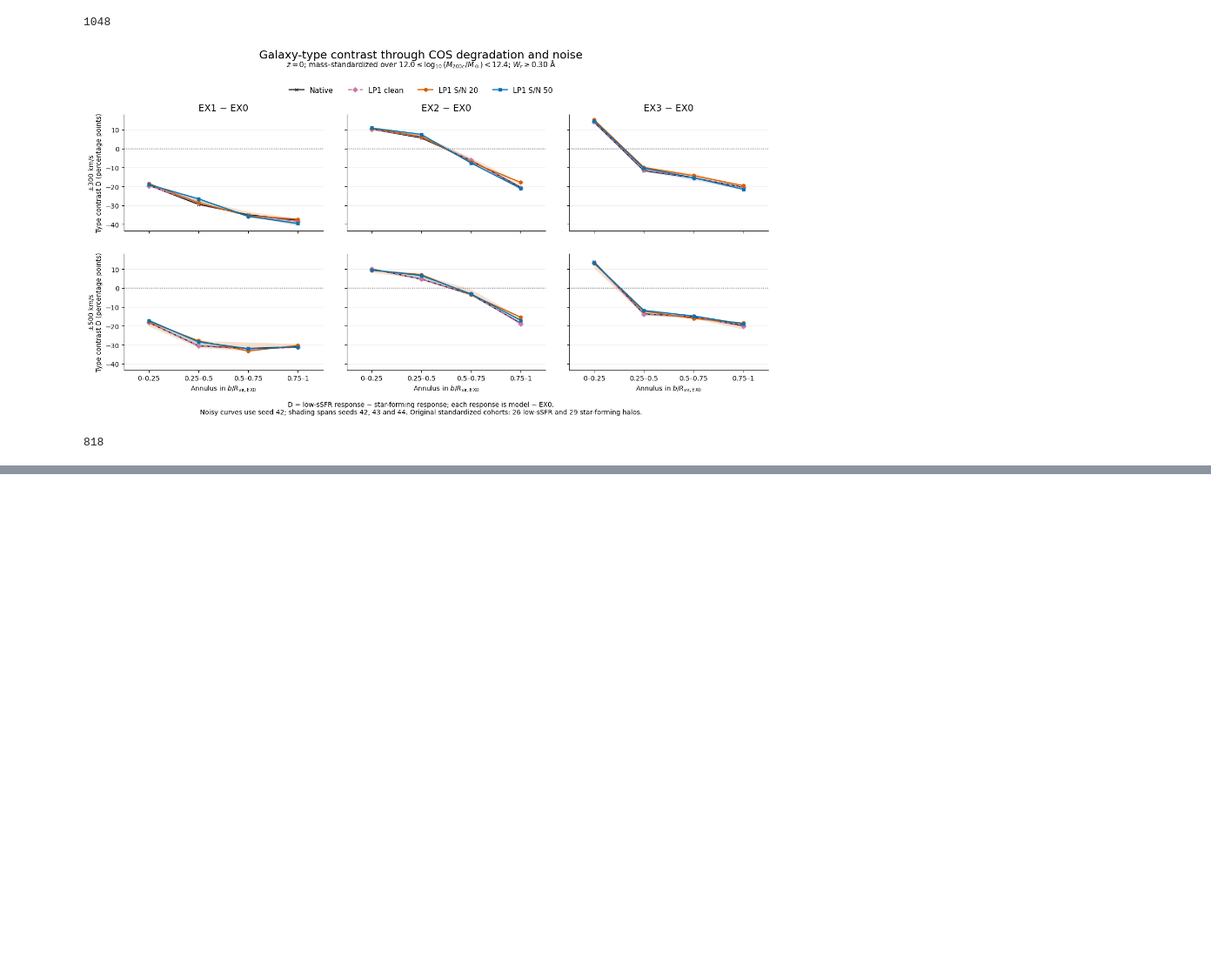
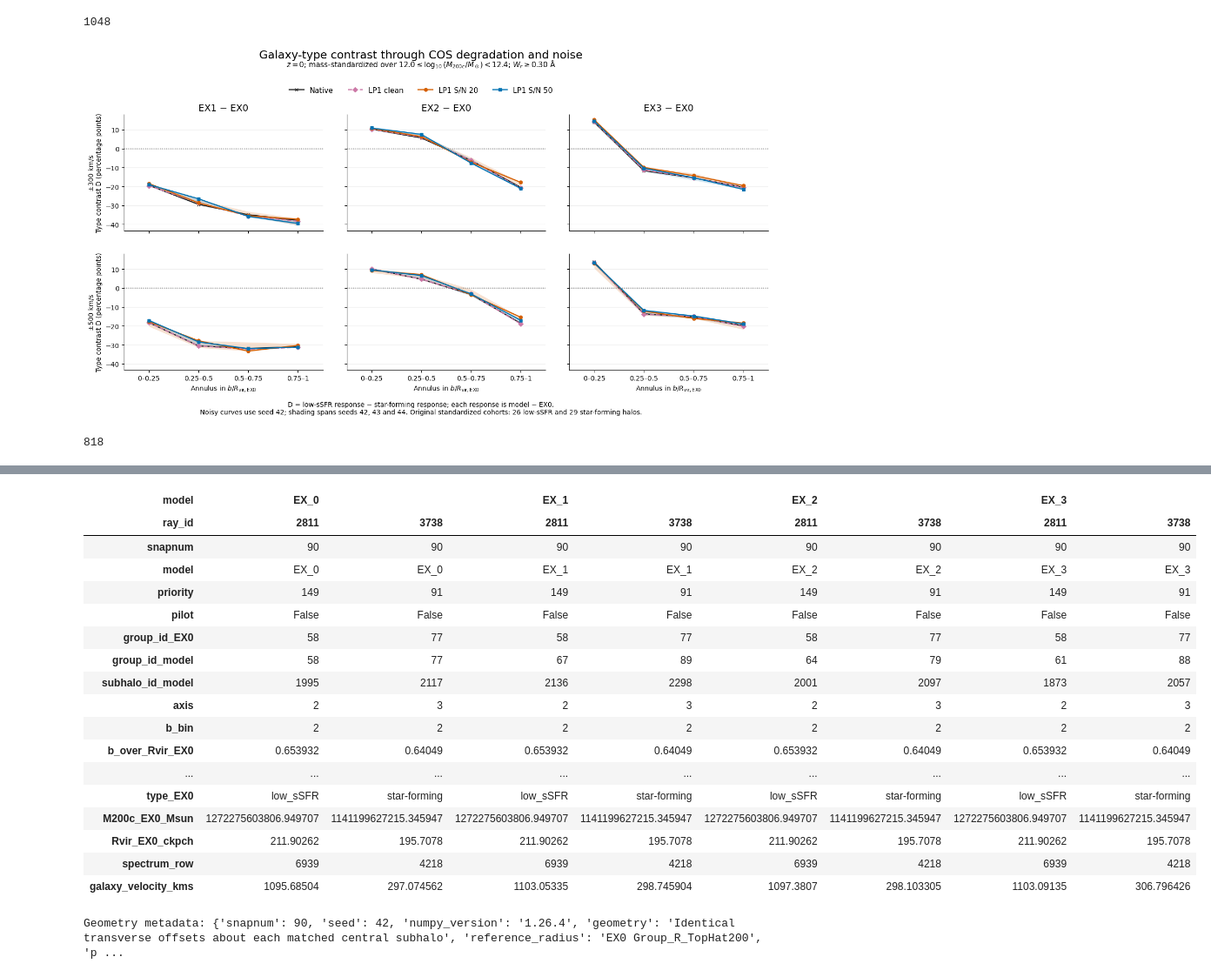
Before and after one commit to gogoi7/lya_forest_ml, a Jupyter notebook: notebooks/03_experiments.ipynb, the cells around one changed output, grey strips where cells are left out. Shown at 87% size. Saved outputs shown, nothing was run; the diff lists cells and outputs as text; code cells hidden in the pictures; blank space fills up the shorter version.

```diff
--- a/notebooks/03_experiments.ipynb
+++ b/notebooks/03_experiments.ipynb
@@ -3714,0 +4597,36 @@ robustness_caption = (
+# %%
+viewer_geometry = pd.concat(
+    {
+        model: showcase_data[model]["rays"].loc[[2811, 3738]]
+        for model in SHOW_MODELS
+    },
+    names=["model", "ray_id"],
+)
+
+display(viewer_geometry.T)
+
+print("Geometry metadata:", {
+    key: value
+    for key, value in geometry.items()
+    if not isinstance(value, (dict, list))
+})
+# %% [output]
+| model | EX_0 |  | EX_1 |  | EX_2 |  | EX_3 |  |
+| ray_id | 2811 | 3738 | 2811 | 3738 | 2811 | 3738 | 2811 | 3738 |
+| snapnum | 90 | 90 | 90 | 90 | 90 | 90 | 90 | 90 |
+| model | EX_0 | EX_0 | EX_1 | EX_1 | EX_2 | EX_2 | EX_3 | EX_3 |
+| priority | 149 | 91 | 149 | 91 | 149 | 91 | 149 | 91 |
+| pilot | False | False | False | False | False | False | False | False |
+| group_id_EX0 | 58 | 77 | 58 | 77 | 58 | 77 | 58 | 77 |
+| group_id_model | 58 | 77 | 67 | 89 | 64 | 79 | 61 | 88 |
+| subhalo_id_model | 1995 | 2117 | 2136 | 2298 | 2001 | 2097 | 1873 | 2057 |
+| axis | 2 | 3 | 2 | 3 | 2 | 3 | 2 | 3 |
+| b_bin | 2 | 2 | 2 | 2 | 2 | 2 | 2 | 2 |
+| b_over_Rvir_EX0 | 0.653932 | 0.64049 | 0.653932 | 0.64049 | 0.653932 | 0.64049 | 0.653932 | 0.64049 |
+| ... | ... | ... | ... | ... | ... | ... | ... | ... |
+| type_EX0 | low_sSFR | star-forming | low_sSFR | star-forming | low_sSFR | star-forming | low_sSFR | star-forming |
+| M200c_EX0_Msun | 1272275603806.949707 | 1141199627215.345947 | 1272275603806.949707 | 1141199627215.345947 | 1272275603806.949707 | 1141199627215.345947 | 1272275603806.949707 | 1141199627215.345947 |
+| Rvir_EX0_ckpch | 211.90262 | 195.7078 | 211.90262 | 195.7078 | 211.90262 | 195.7078 | 211.90262 | 195.7078 |
+| spectrum_row | 6939 | 4218 | 6939 | 4218 | 6939 | 4218 | 6939 | 4218 |
+| galaxy_velocity_kms | 1095.68504 | 297.074562 | 1103.05335 | 298.745904 | 1097.3807 | 298.103305 | 1103.09135 | 306.796426 |
+Geometry metadata: {'snapnum': 90, 'seed': 42, 'numpy_version': '1.26.4', 'geometry': 'Identical transverse offsets about each matched central subhalo', 'reference_radius': 'EX0 Group_R_TopHat200', 'p ...
```
Also changed, not shown: parts of 9 cells of this notebook, 5 other files.
